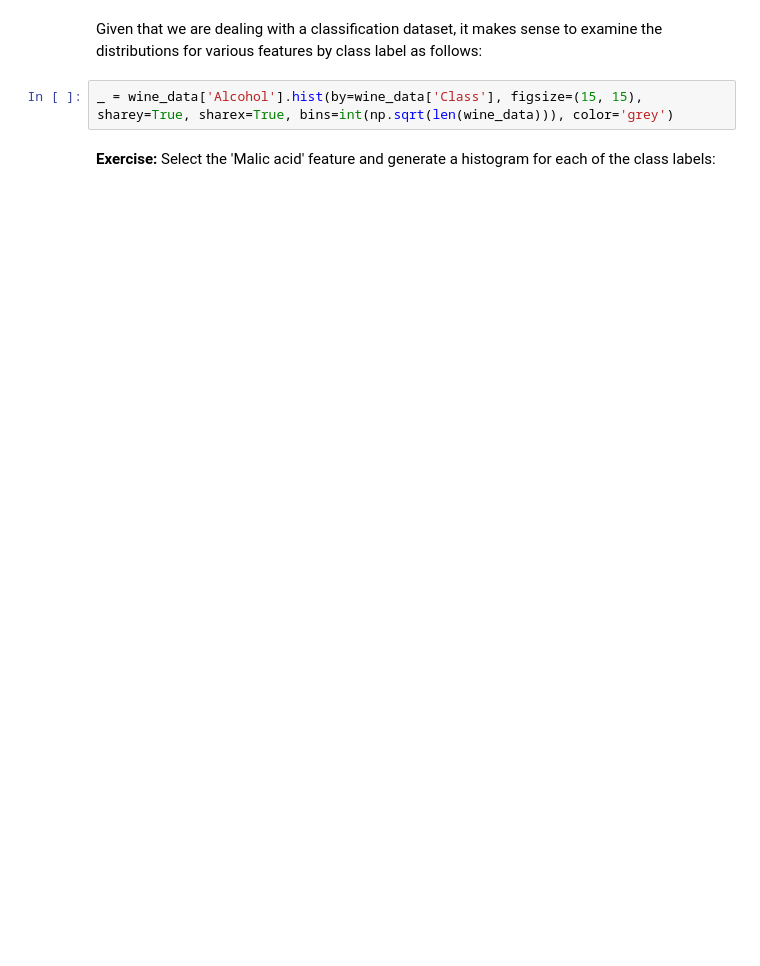
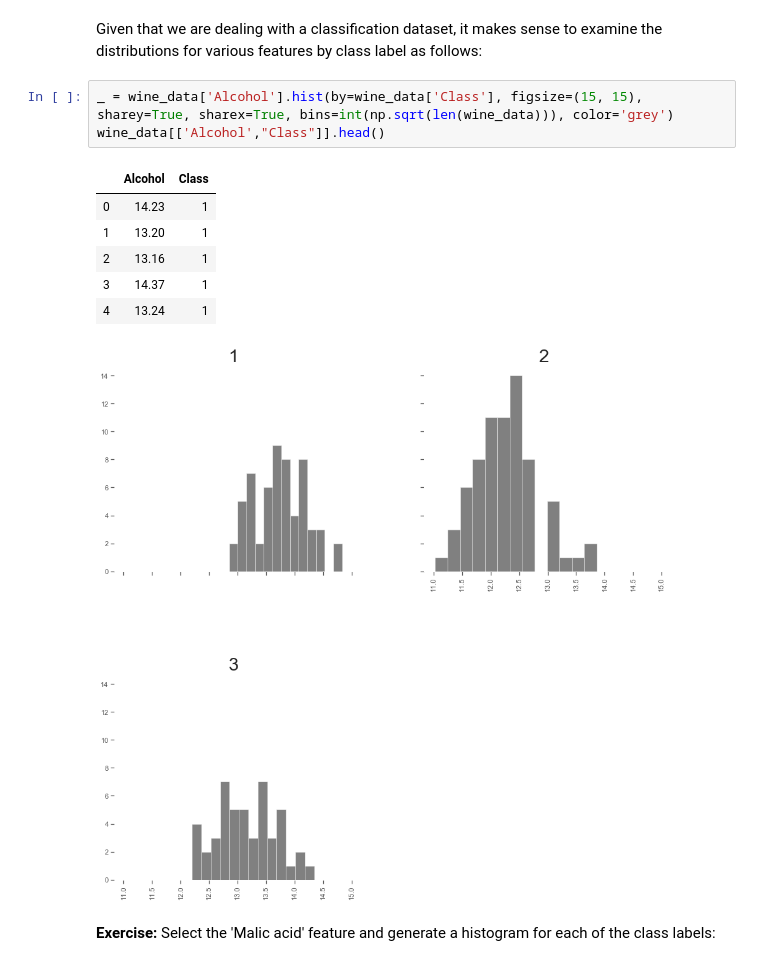
Before and after one commit to TOMMYWHY/158_755DataScience, a Jupyter notebook: 158755/Notebooks/Lecture 3 - Plotting.ipynb, the cells around one changed output. Cells and saved outputs as stored; diff of their text form; blank space fills up the shorter version.

```diff
--- a/158755/Notebooks/Lecture 3 - Plotting.ipynb
+++ b/158755/Notebooks/Lecture 3 - Plotting.ipynb
@@ -356,5 +471,14 @@ _ = wine_data.hist(bins=int(np.sqrt(len(wine_data))),facecolor='grey', figsize=(
 Given that we are dealing with a classification dataset, it makes sense to examine the distributions for various features by class label as follows:
 # %%
 _ = wine_data['Alcohol'].hist(by=wine_data['Class'], figsize=(15, 15), sharey=True, sharex=True, bins=int(np.sqrt(len(wine_data))), color='grey')
+wine_data[['Alcohol',"Class"]].head()
+# %% [output]
+|  | Alcohol | Class |
+| 0 | 14.23 | 1 |
+| 1 | 13.20 | 1 |
+| 2 | 13.16 | 1 |
+| 3 | 14.37 | 1 |
+| 4 | 13.24 | 1 |
+[figure, added]
 # %% [markdown]
 **Exercise:** Select the 'Malic acid' feature and generate a histogram for each of the class labels:
```
Also changed, not shown: parts of 50 cells of this notebook, 2 other files.
